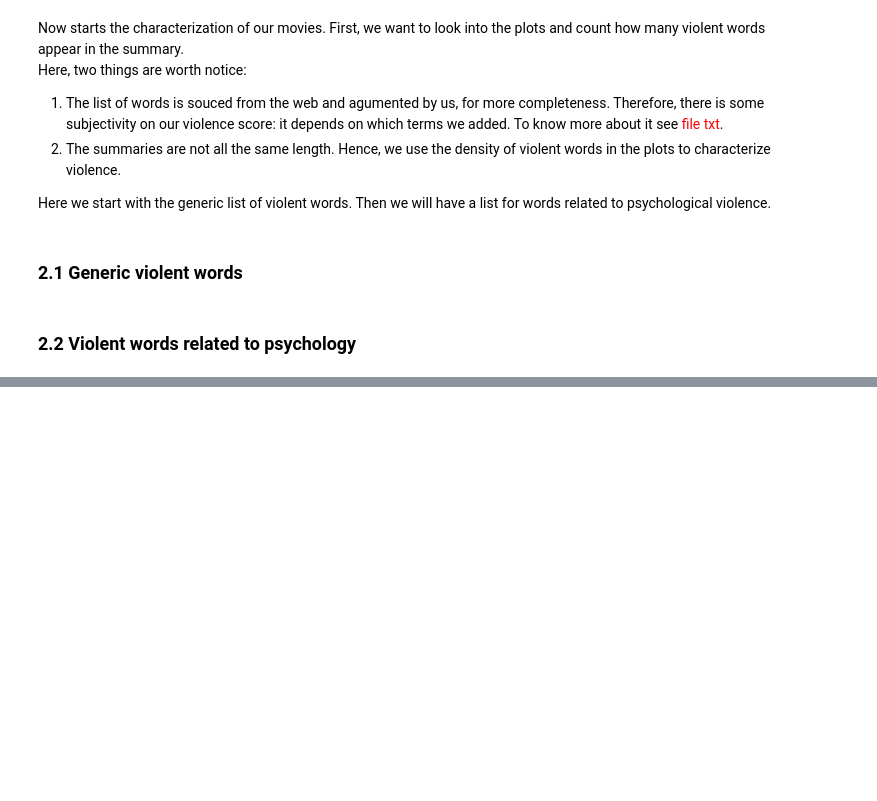
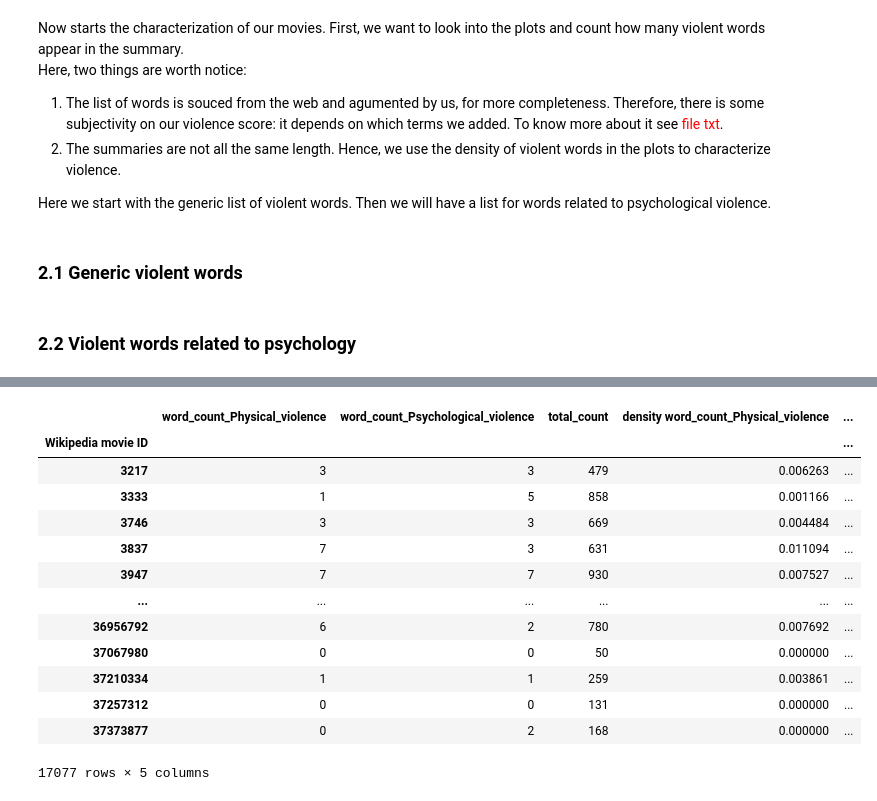
Before and after one commit to epfl-ada/ada-2024-project-alligatorsdontapologize24, a Jupyter notebook: results.ipynb, the cells around one changed output, grey strips where cells are left out. Saved outputs shown, nothing was run; the diff lists cells and outputs as text; code cells hidden in the pictures; blank space fills up the shorter version.

Commit message:
Results wout Jade's part bc I'll do it tomorrow when I gather more than 3 neurons

```diff
--- a/results.ipynb
+++ b/results.ipynb
@@ -825,0 +836,18 @@ ImportError: Missing optional dependency 'openpyxl'.  Use pip or conda to instal
+# %%
+# We look at our results
+Count_violent
+# %% [output]
+|  | word_count_Physical_violence | word_count_Psychological_violence | total_count | density word_count_Physical_violence | ... |
+| Wikipedia movie ID |  |  |  |  | ... |
+| 3217 | 3 | 3 | 479 | 0.006263 | ... |
+| 3333 | 1 | 5 | 858 | 0.001166 | ... |
+| 3746 | 3 | 3 | 669 | 0.004484 | ... |
+| 3837 | 7 | 3 | 631 | 0.011094 | ... |
+| 3947 | 7 | 7 | 930 | 0.007527 | ... |
+| ... | ... | ... | ... | ... | ... |
+| 36956792 | 6 | 2 | 780 | 0.007692 | ... |
+| 37067980 | 0 | 0 | 50 | 0.000000 | ... |
+| 37210334 | 1 | 1 | 259 | 0.003861 | ... |
+| 37257312 | 0 | 0 | 131 | 0.000000 | ... |
+| 37373877 | 0 | 2 | 168 | 0.000000 | ... |
+17077 rows × 5 columns
```
Also changed, not shown: parts of 6 cells of this notebook.
